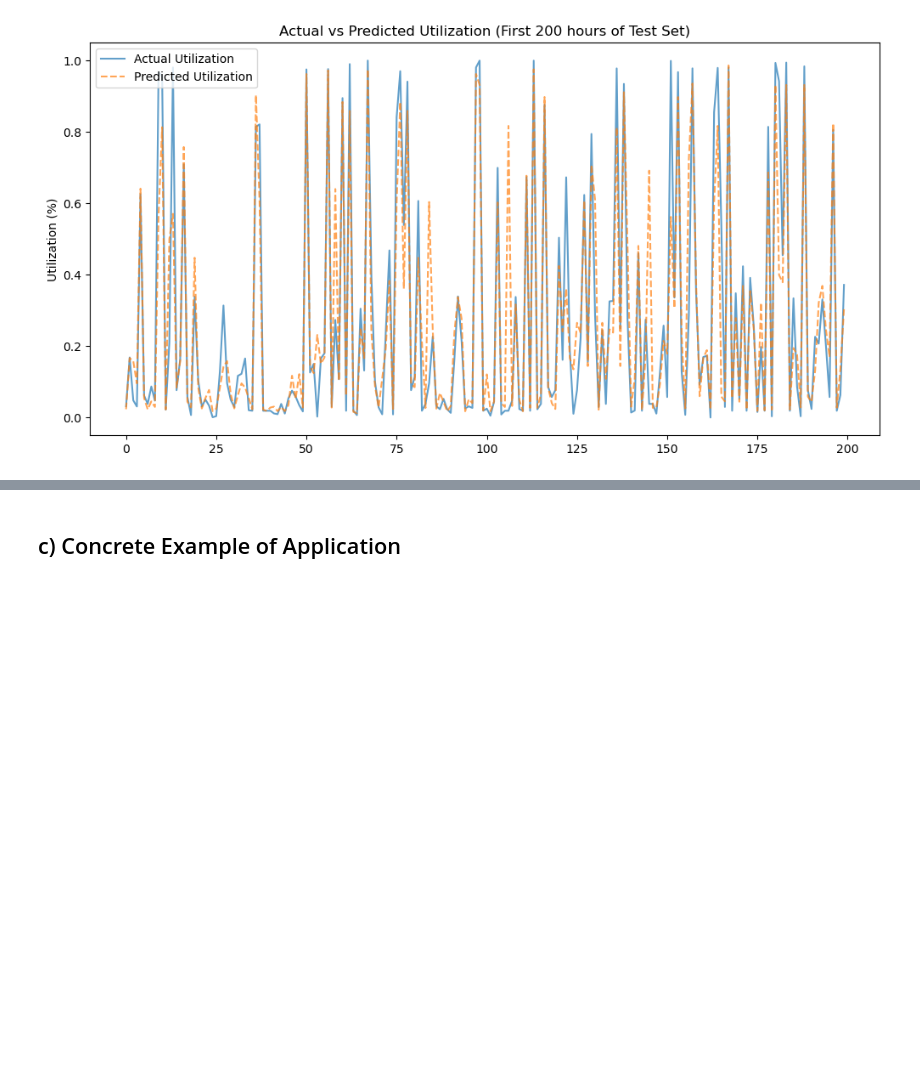
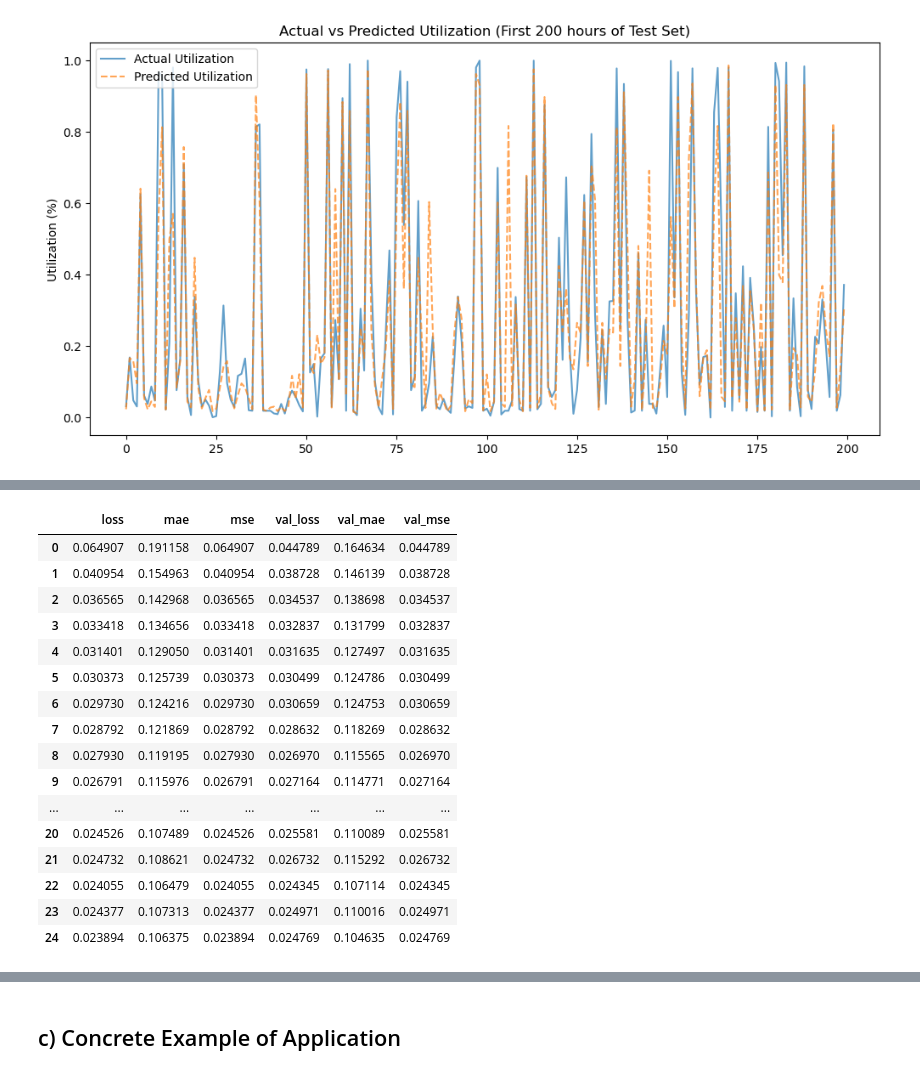
Before and after one commit to lbaudenb/AA_Team_6, a Jupyter notebook: notebooks/04_prediction.ipynb, the cells around one changed output, grey strips where cells are left out. Drawn from its saved outputs; the diff is of its cells as text; code cells hidden in the pictures; blank space fills up the shorter version.

```diff
--- a/notebooks/04_prediction.ipynb
+++ b/notebooks/04_prediction.ipynb
@@ -669,0 +686,6 @@ plt.show()
+# %%
+x_nn_train, x_nn_test, y_nn_train, y_nn_test = train_test_split(X_nn, y_nn, test_size=0.3, random_state=42)
+# %%
+st_scaler = StandardScaler()
+st_scaler.fit(x_nn_train)
+x_nn_train_scaled = st_scaler.transform(x_nn_train)
@@ -669,0 +756,21 @@ plt.show()
+# %%
+history_df = pd.DataFrame(history.history)
+history_df
+# %% [output]
+|  | loss | mae | mse | val_loss | val_mae | val_mse |
+| 0 | 0.064907 | 0.191158 | 0.064907 | 0.044789 | 0.164634 | 0.044789 |
+| 1 | 0.040954 | 0.154963 | 0.040954 | 0.038728 | 0.146139 | 0.038728 |
+| 2 | 0.036565 | 0.142968 | 0.036565 | 0.034537 | 0.138698 | 0.034537 |
+| 3 | 0.033418 | 0.134656 | 0.033418 | 0.032837 | 0.131799 | 0.032837 |
+| 4 | 0.031401 | 0.129050 | 0.031401 | 0.031635 | 0.127497 | 0.031635 |
+| 5 | 0.030373 | 0.125739 | 0.030373 | 0.030499 | 0.124786 | 0.030499 |
+| 6 | 0.029730 | 0.124216 | 0.029730 | 0.030659 | 0.124753 | 0.030659 |
+| 7 | 0.028792 | 0.121869 | 0.028792 | 0.028632 | 0.118269 | 0.028632 |
+| 8 | 0.027930 | 0.119195 | 0.027930 | 0.026970 | 0.115565 | 0.026970 |
+| 9 | 0.026791 | 0.115976 | 0.026791 | 0.027164 | 0.114771 | 0.027164 |
+| ... | ... | ... | ... | ... | ... | ... |
+| 20 | 0.024526 | 0.107489 | 0.024526 | 0.025581 | 0.110089 | 0.025581 |
+| 21 | 0.024732 | 0.108621 | 0.024732 | 0.026732 | 0.115292 | 0.026732 |
+| 22 | 0.024055 | 0.106479 | 0.024055 | 0.024345 | 0.107114 | 0.024345 |
+| 23 | 0.024377 | 0.107313 | 0.024377 | 0.024971 | 0.110016 | 0.024971 |
+| 24 | 0.023894 | 0.106375 | 0.023894 | 0.024769 | 0.104635 | 0.024769 |
```
Also changed, not shown: parts of 14 cells of this notebook.
